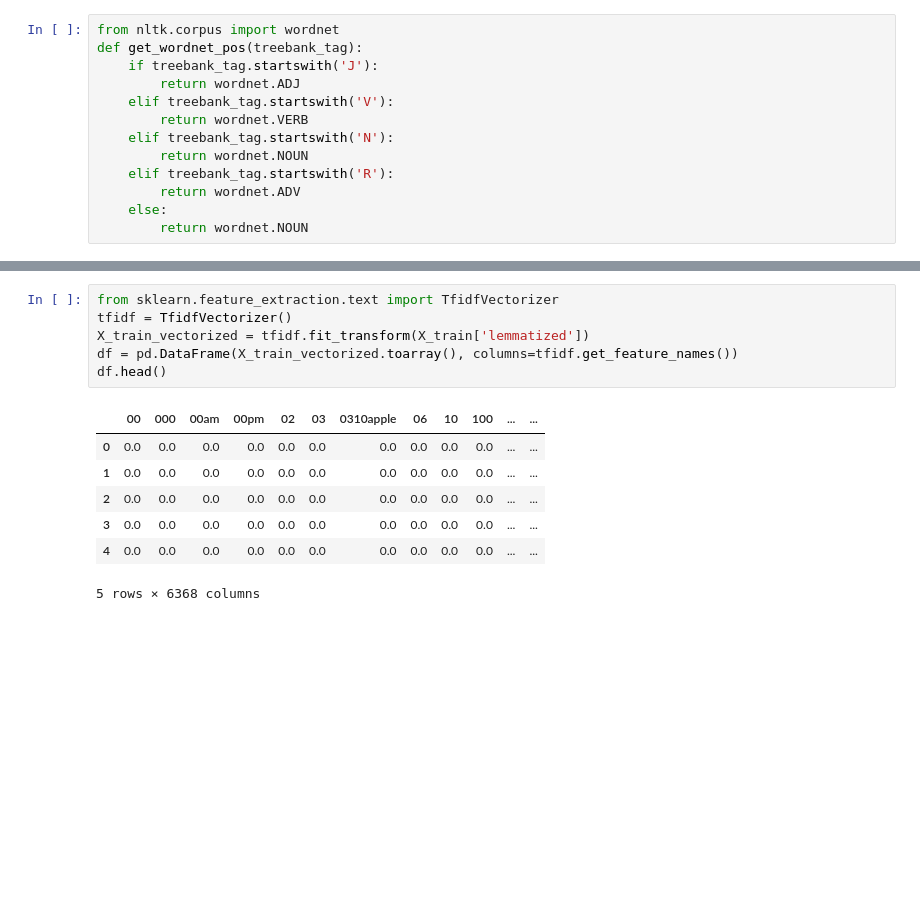
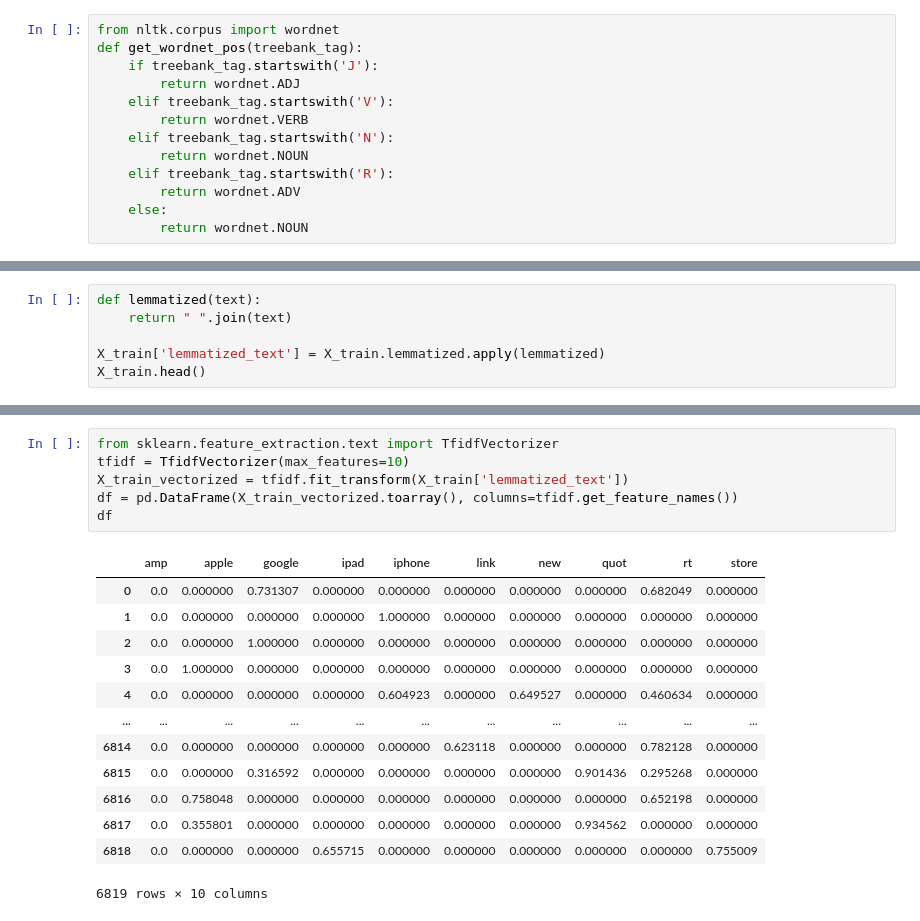
Before and after one commit to VolhaP87/Twitter_Sentiment_Analysis, a Jupyter notebook: Untitled.ipynb, the cells around one changed output, grey strips where cells are left out. Drawn from its saved outputs; the diff is of its cells as text; blank space fills up the shorter version.

Commit message:
Vectorize

```diff
--- a/Untitled.ipynb
+++ b/Untitled.ipynb
@@ -360,3 +364,9 @@ visualize_top_10(neutral_freq, "Word Frequency for Neutral Emotion")
 [figure]
 [figure]
 [figure]
+# %%
+def lemmatized(text):
+    return " ".join(text)
+
+X_train['lemmatized_text'] = X_train.lemmatized.apply(lemmatized)
+X_train.head()
@@ -363,14 +380,20 @@ visualize_top_10(neutral_freq, "Word Frequency for Neutral Emotion")
 # %%
 from sklearn.feature_extraction.text import TfidfVectorizer
-tfidf = TfidfVectorizer()
-X_train_vectorized = tfidf.fit_transform(X_train['lemmatized'])
+tfidf = TfidfVectorizer(max_features=10)
+X_train_vectorized = tfidf.fit_transform(X_train['lemmatized_text'])
 df = pd.DataFrame(X_train_vectorized.toarray(), columns=tfidf.get_feature_names())
-df.head()
+df
 # %% [output]
-|  | 00 | 000 | 00am | 00pm | 02 | 03 | 0310apple | 06 | 10 | 100 | ... | ... |
-| 0 | 0.0 | 0.0 | 0.0 | 0.0 | 0.0 | 0.0 | 0.0 | 0.0 | 0.0 | 0.0 | ... | ... |
-| 1 | 0.0 | 0.0 | 0.0 | 0.0 | 0.0 | 0.0 | 0.0 | 0.0 | 0.0 | 0.0 | ... | ... |
-| 2 | 0.0 | 0.0 | 0.0 | 0.0 | 0.0 | 0.0 | 0.0 | 0.0 | 0.0 | 0.0 | ... | ... |
-| 3 | 0.0 | 0.0 | 0.0 | 0.0 | 0.0 | 0.0 | 0.0 | 0.0 | 0.0 | 0.0 | ... | ... |
-| 4 | 0.0 | 0.0 | 0.0 | 0.0 | 0.0 | 0.0 | 0.0 | 0.0 | 0.0 | 0.0 | ... | ... |
+|  | amp | apple | google | ipad | iphone | link | new | quot | rt | store |
+| 0 | 0.0 | 0.000000 | 0.731307 | 0.000000 | 0.000000 | 0.000000 | 0.000000 | 0.000000 | 0.682049 | 0.000000 |
+| 1 | 0.0 | 0.000000 | 0.000000 | 0.000000 | 1.000000 | 0.000000 | 0.000000 | 0.000000 | 0.000000 | 0.000000 |
+| 2 | 0.0 | 0.000000 | 1.000000 | 0.000000 | 0.000000 | 0.000000 | 0.000000 | 0.000000 | 0.000000 | 0.000000 |
+| 3 | 0.0 | 1.000000 | 0.000000 | 0.000000 | 0.000000 | 0.000000 | 0.000000 | 0.000000 | 0.000000 | 0.000000 |
+| 4 | 0.0 | 0.000000 | 0.000000 | 0.000000 | 0.604923 | 0.000000 | 0.649527 | 0.000000 | 0.460634 | 0.000000 |
+| ... | ... | ... | ... | ... | ... | ... | ... | ... | ... | ... |
+| 6814 | 0.0 | 0.000000 | 0.000000 | 0.000000 | 0.000000 | 0.623118 | 0.000000 | 0.000000 | 0.782128 | 0.000000 |
+| 6815 | 0.0 | 0.000000 | 0.316592 | 0.000000 | 0.000000 | 0.000000 | 0.000000 | 0.901436 | 0.295268 | 0.000000 |
+| 6816 | 0.0 | 0.758048 | 0.000000 | 0.000000 | 0.000000 | 0.000000 | 0.000000 | 0.000000 | 0.652198 | 0.000000 |
+| 6817 | 0.0 | 0.355801 | 0.000000 | 0.000000 | 0.000000 | 0.000000 | 0.000000 | 0.934562 | 0.000000 | 0.000000 |
+| 6818 | 0.0 | 0.000000 | 0.000000 | 0.655715 | 0.000000 | 0.000000 | 0.000000 | 0.000000 | 0.000000 | 0.755009 |
-5 rows × 6368 columns
+6819 rows × 10 columns
```
Also changed, not shown: parts of 2 cells of this notebook.
